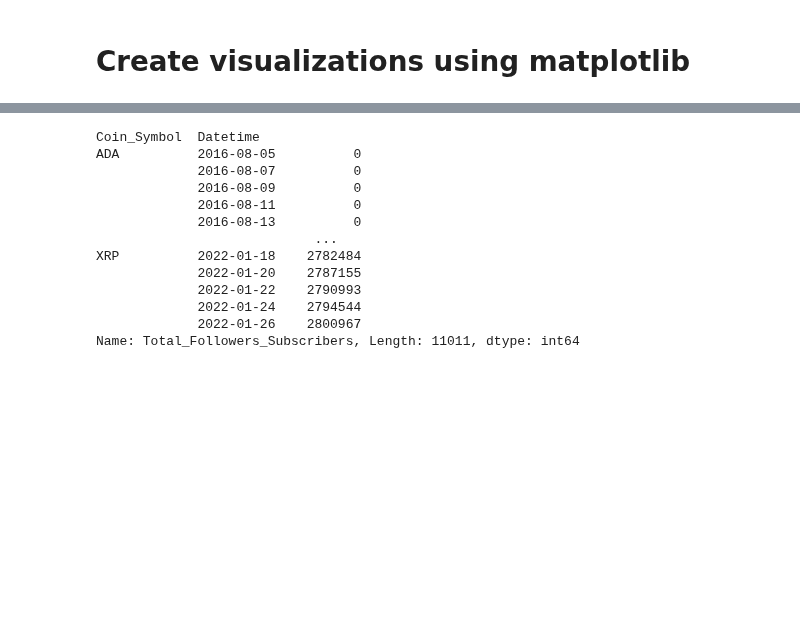
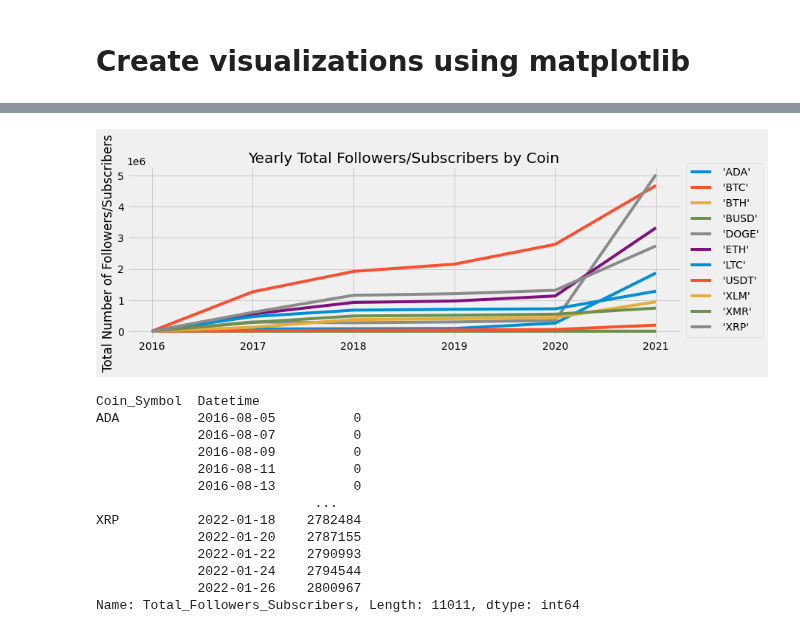
Before and after one commit to LaviJ/Cryptocurrency-Analysis, a Jupyter notebook: Database/Seg2_LJ/Fetch_API_Cryptocompare_Social_stats_data.ipynb, the cells around one changed output, grey strips where cells are left out. Cells and saved outputs as stored; diff of their text form; code cells hidden in the pictures; blank space fills up the shorter version.

```diff
--- a/Database/Seg2_LJ/Fetch_API_Cryptocompare_Social_stats_data.ipynb
+++ b/Database/Seg2_LJ/Fetch_API_Cryptocompare_Social_stats_data.ipynb
@@ -292,0 +314,7 @@ collection.insert_many(Followers_df_dict)
+# %%
+year_follower_df = Followers_df[['Datetime','Coin_Symbol','Total_Followers_Subscribers']][Followers_df['Datetime'].isin(['2016-12-31', '2017-12-30','2018-12-31','2019-12-30','2020-12-30','2021-12-31'])]
+year_follower_df = year_follower_df.reset_index()
+year_follower_df['Year'] = pd.to_datetime(year_follower_df['Datetime']).dt.year
+year_follower_df.drop(columns=['Datetime', 'index'],axis=1, inplace=True)
+
+year_follower_df
@@ -292,0 +335,3 @@ collection.insert_many(Followers_df_dict)
+# %%
+year_follower_df = year_follower_df.set_index(['Year','Coin_Symbol'],drop=True).unstack('Coin_Symbol')
+year_follower_df
@@ -292,0 +348,3 @@ collection.insert_many(Followers_df_dict)
+# %%
+year_flat = pd.DataFrame(year_follower_df.to_records())
+year_flat
@@ -292,0 +359,7 @@ collection.insert_many(Followers_df_dict)
+# %%
+year_flat.columns = [hdr.replace("('Total_Followers_Subscribers', ", " ").replace(")", "") \
+                     for hdr in year_flat.columns]
+year_flat.columns = [hdr.replace("('', ", " ").replace(")", "") \
+                     for hdr in year_flat.columns]
+year_flat = year_flat.set_index('Year')
+year_flat
@@ -293 +388,26 @@ collection.insert_many(Followers_df_dict)
+# %%
+# 8. Using the object-oriented interface method, plot the resample DataFrame using the df.plot() function.
+# Import the style from Matplotlib.
+from matplotlib import style
+import matplotlib.pyplot as plt
+
+# Use the graph style fivethirtyeight.
+style.use('fivethirtyeight')
+
+import numpy as np
+ax = year_flat.plot(xticks=year_flat.index, figsize=(12,4))
+
+# Set the x and y label
+ylab = ax.set_ylabel('Total Number of Followers/Subscribers')
+ax.set_xlabel(None)
+ax.legend(bbox_to_anchor=(1.0, 1.05))
+# Create a title.
+ax.set_title("Yearly Total Followers/Subscribers by Coin")
+
+# Save Figure
+plt.savefig("Analysis/Yearly_Coinwise_Social_Media_Followers_Subscribers.png")
+
+plt.show()
+# %% [output]
+[figure, added]
 # %%
```
Also changed, not shown: parts of 22 cells of this notebook, 33 other files.
